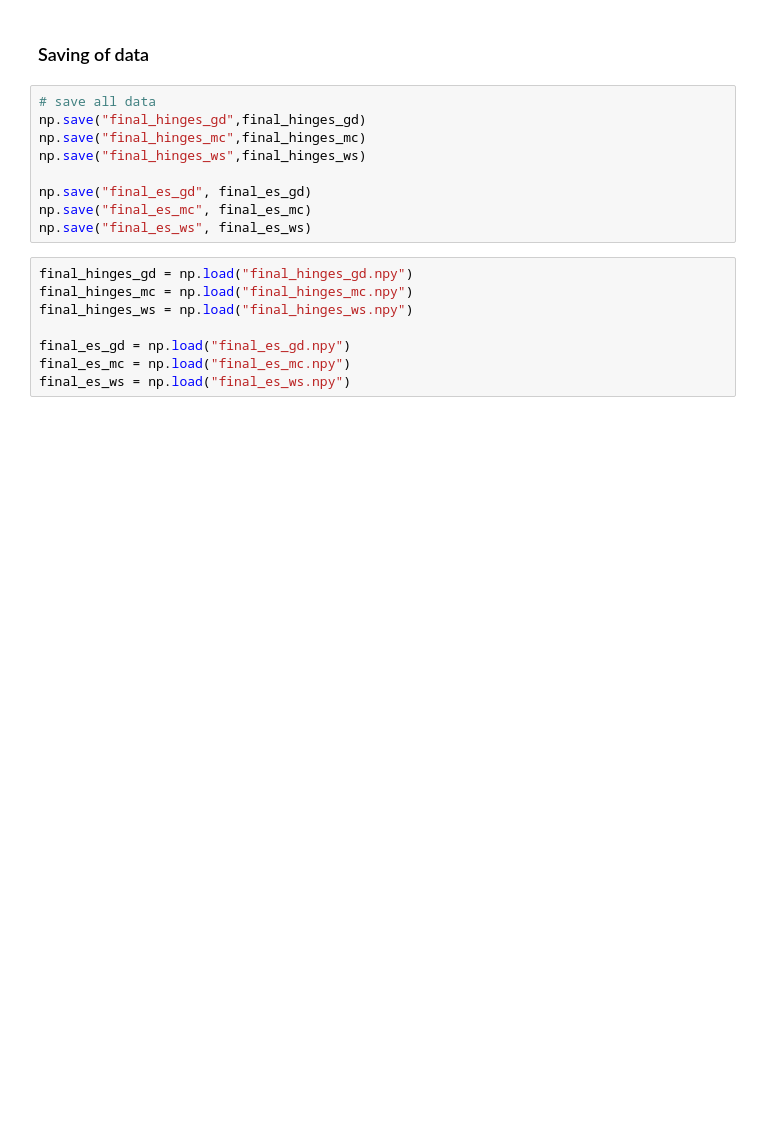
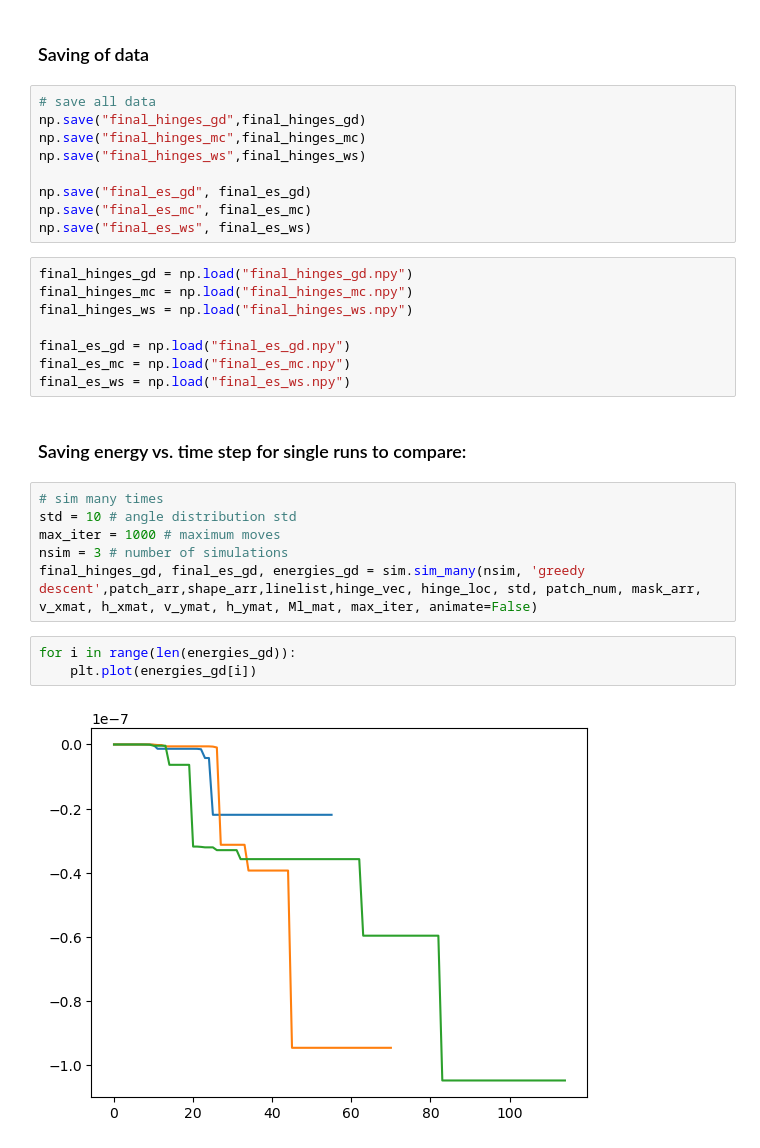
Before and after one commit to dymc9548/Magnetic-actuator-simulation, a Jupyter notebook: testing_sim_methods.ipynb, the cells around one changed output. Drawn from its saved outputs; the diff is of its cells as text; blank space fills up the shorter version.

Commit message:
plotting E vs step, energy distributions, etc.

```diff
--- a/testing_sim_methods.ipynb
+++ b/testing_sim_methods.ipynb
@@ -123,3 +123,16 @@ final_hinges_ws = np.load("final_hinges_ws.npy")
 final_es_gd = np.load("final_es_gd.npy")
 final_es_mc = np.load("final_es_mc.npy")
 final_es_ws = np.load("final_es_ws.npy")
+# %% [markdown]
+### Saving energy vs. time step for single runs to compare:
+# %%
+# sim many times
+std = 10 # angle distribution std
+max_iter = 1000 # maximum moves
+nsim = 3 # number of simulations
+final_hinges_gd, final_es_gd, energies_gd = sim.sim_many(nsim, 'greedy descent',patch_arr,shape_arr,linelist,hinge_vec, hinge_loc, std, patch_num, mask_arr, v_xmat, h_xmat, v_ymat, h_ymat, Ml_mat, max_iter, animate=False)
+# %%
+for i in range(len(energies_gd)):
+    plt.plot(energies_gd[i])
+# %% [output]
+[figure, added]
```
Also changed, not shown: parts of 10 cells of this notebook, 1 other file.
